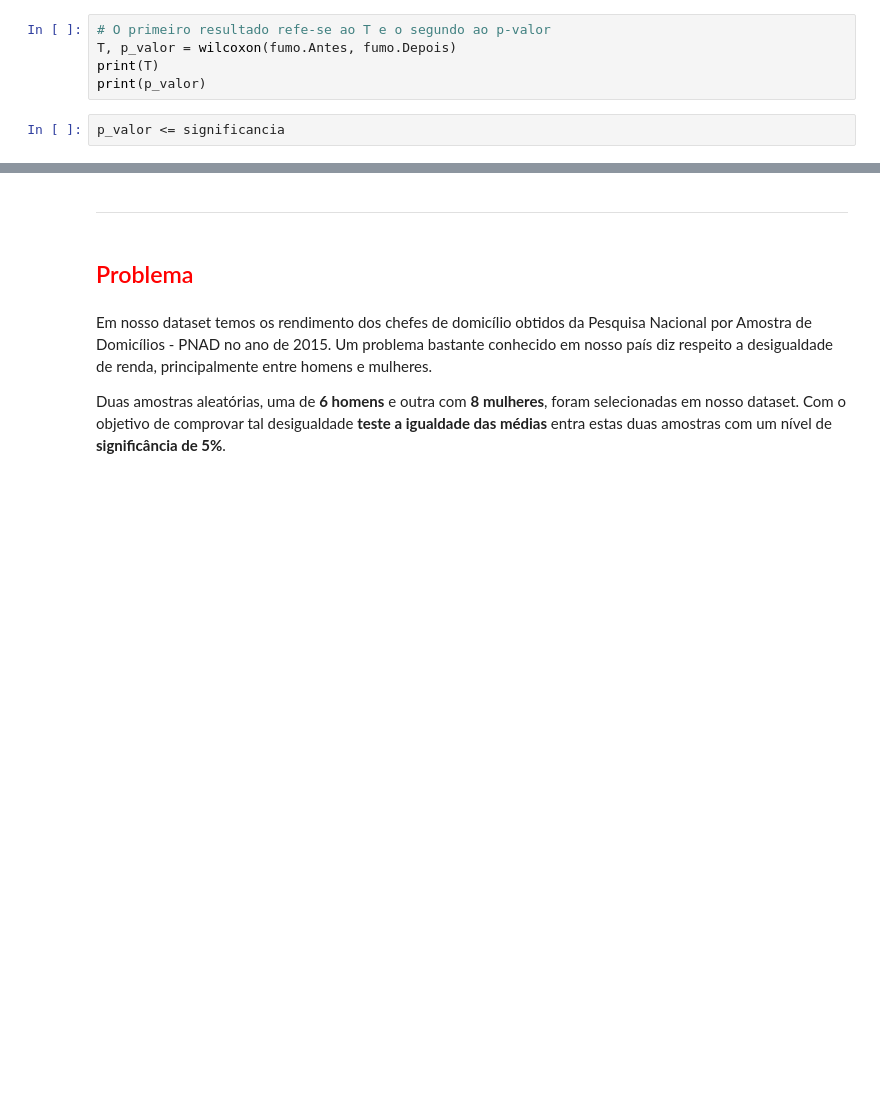
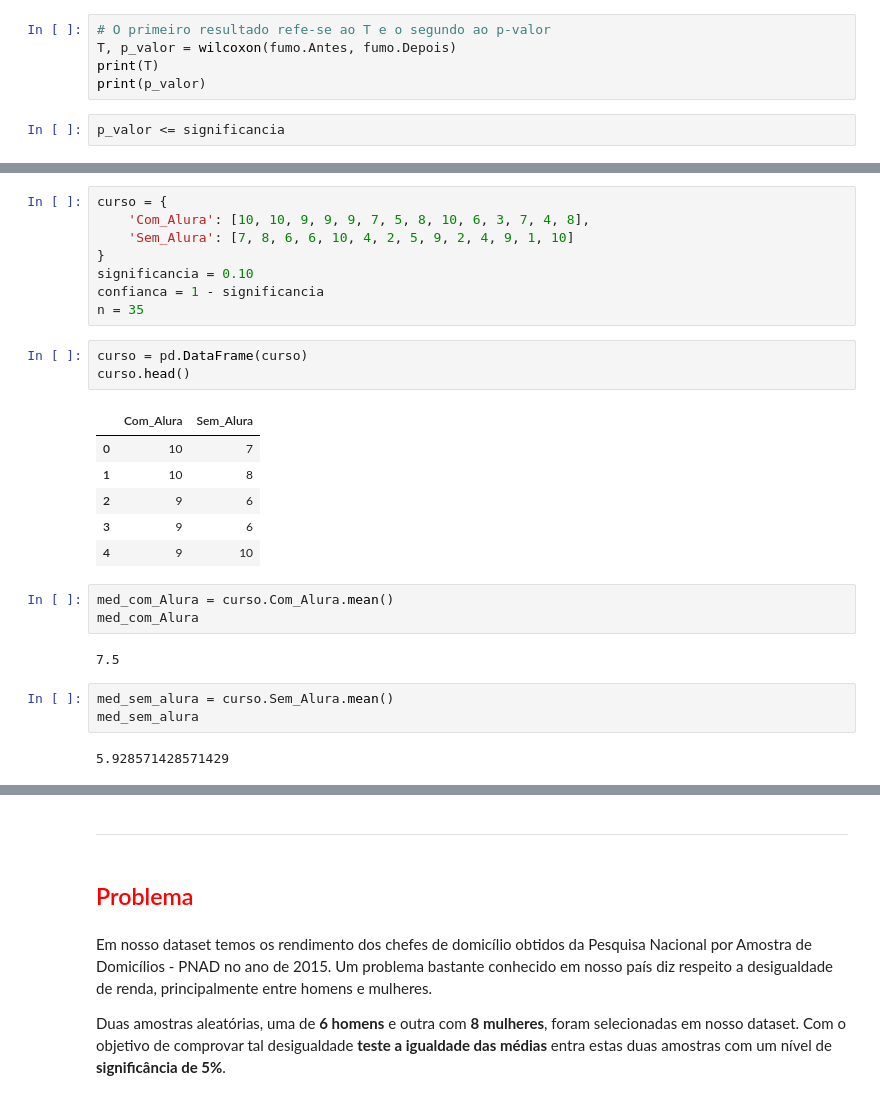
Before and after one commit to fcardosoo/Alura-008-Statistics-with-python-hypothesis-testing, a Jupyter notebook: Curso_de_Estatística_Parte_3.ipynb, the cells around one changed output, grey strips where cells are left out. Cells and saved outputs as stored; diff of their text form; blank space fills up the shorter version.

```diff
--- a/Curso_de_Estatística_Parte_3.ipynb
+++ b/Curso_de_Estatística_Parte_3.ipynb
@@ -1256,0 +1296,28 @@ p_valor <= significancia
+# %%
+curso = {
+    'Com_Alura': [10, 10, 9, 9, 9, 7, 5, 8, 10, 6, 3, 7, 4, 8],
+    'Sem_Alura': [7, 8, 6, 6, 10, 4, 2, 5, 9, 2, 4, 9, 1, 10]
+}
+significancia = 0.10
+confianca = 1 - significancia
+n = 35
+# %%
+curso = pd.DataFrame(curso)
+curso.head()
+# %% [output]
+|  | Com_Alura | Sem_Alura |
+| 0 | 10 | 7 |
+| 1 | 10 | 8 |
+| 2 | 9 | 6 |
+| 3 | 9 | 6 |
+| 4 | 9 | 10 |
+# %%
+med_com_Alura = curso.Com_Alura.mean()
+med_com_Alura
+# %% [output]
+7.5
+# %%
+med_sem_alura = curso.Sem_Alura.mean()
+med_sem_alura
+# %% [output]
+5.928571428571429
```
Also changed, not shown: parts of 13 cells of this notebook.
